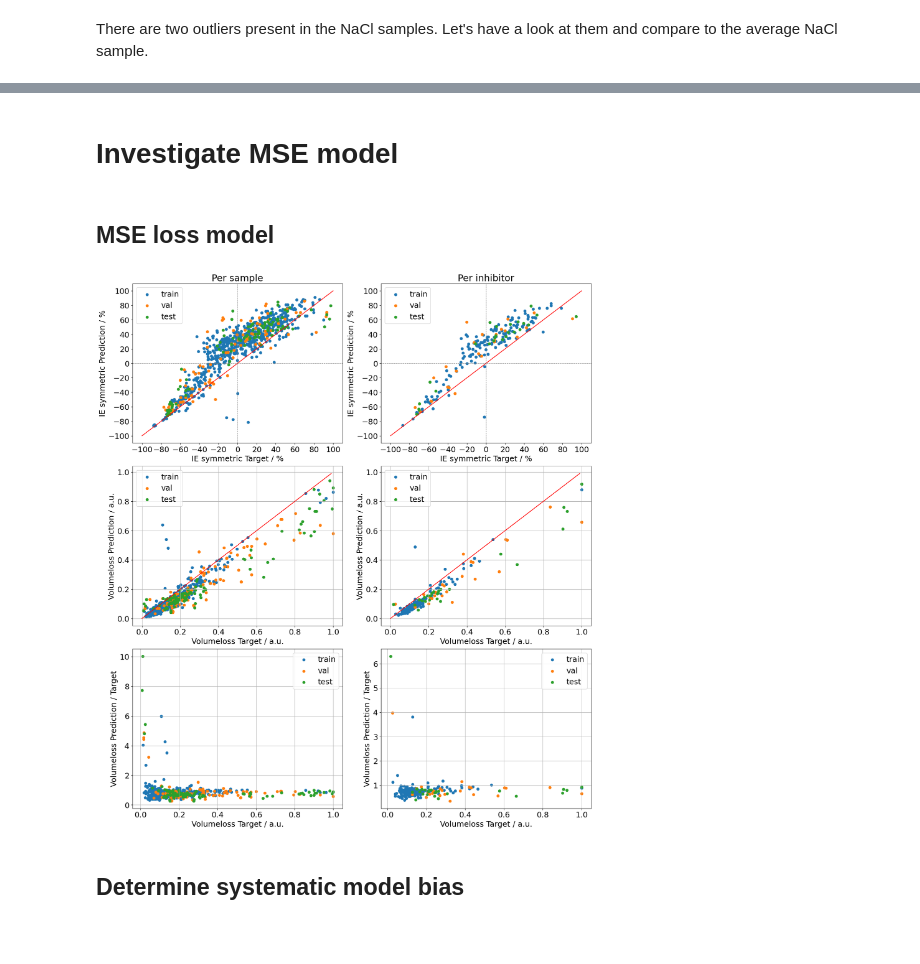
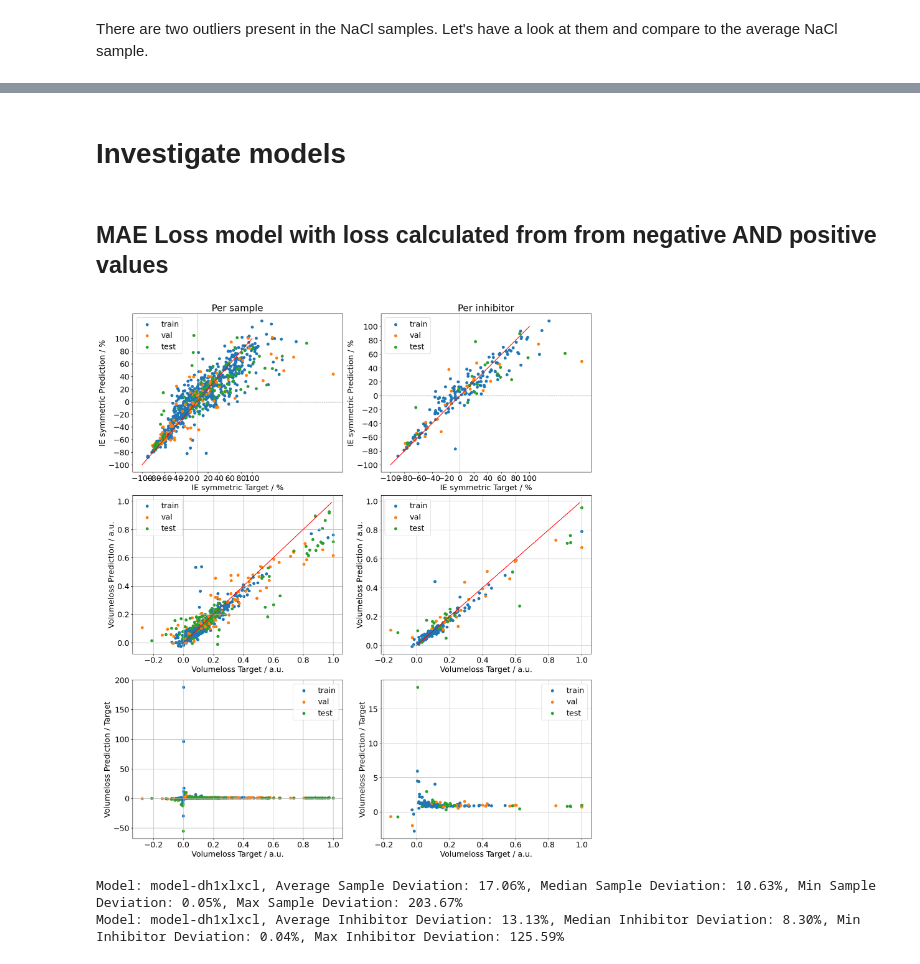
Before and after one commit to lars-dammann/ai2, a Jupyter notebook: results/result-analysis.ipynb, the cells around one changed output, grey strips where cells are left out. Drawn from its saved outputs; the diff is of its cells as text; code cells hidden in the pictures; blank space fills up the shorter version.

```diff
--- a/results/result-analysis.ipynb
+++ b/results/result-analysis.ipynb
@@ -172,0 +555,30 @@ NACL_VOLUMELOSS, nacl_df_no_outliers.target_volumeloss.std()
+# %%
+def calc_ie_symmetric(loss):
+    difference = NACL_VOLUMELOSS - loss
+
+    if difference >= 0.0:
+        return difference / NACL_VOLUMELOSS * 100
+    else:
+        return difference / loss * 100
+
+def calc_ie_symmetric_lower(loss):
+    difference = NACL_LOWER_VOLUMELOSS - loss
+
+    if difference >= 0.0:
+        return difference / NACL_LOWER_VOLUMELOSS * 100
+    else:
+        return difference / loss * 100
+# %%
+fig, ax = plt.subplots(figsize=(8, 6), constrained_layout=True)
+# Apply function to every entry in dataframe
+x = inhibitor_df.volumeloss.apply(calc_ie_symmetric)
+y = inhibitor_df.lower_volumeloss.apply(calc_ie_symmetric_lower)
+ax.scatter(x, y)
+
+ax.plot(np.arange(-100, 110, 10), np.arange(-100, 110, 10), color="r")
+ax.set_xlabel("IE symmetric / %")
+ax.set_ylabel("IE symmetric lower / %")
+# ax.set_xticks(np.arange(-100, 110, 20))
+# ax.set_yticks(np.arange(-100, 110, 20))
+ax.axhline(y=0, color='gray', linestyle='--', linewidth=0.8)
+ax.axvline(x=0, color='gray', linestyle='--', linewidth=0.8)
@@ -173,3 +634,3 @@ NACL_VOLUMELOSS, nacl_df_no_outliers.target_volumeloss.std()
 # %% [markdown]
-# Investigate MSE model
+# Investigate models
 # %%
@@ -266,5 +740,3 @@ def save_side_by_side(model, data_type):
         fig.colorbar(im2, cax=cax)
         plt.savefig(side_by_side_save_path / f.replace("npy", "png"), bbox_inches="tight")
         plt.close(fig)
-# %% [markdown]
-## MSE loss model
@@ -277,23 +794,37 @@ save_side_by_side(model, "train")
+# %% [markdown]
+## MAE Loss model with loss calculated from from negative AND positive values
 # %%
+## MSE loss model
+model = "model-dh1xlxcl"
+# save_side_by_side(model, "test")
+# save_side_by_side(model, "val")
+# save_side_by_side(model, "train")
 data_types = ["train", "val", "test"]
 results, inhibitor = create_result_df(model, data_types)
 
 fig, ax = plt.subplots(3, 2, figsize=(16, 18), constrained_layout=True)
 
 ax[0][0].set_title("Per sample")
 ax[0][1].set_title("Per inhibitor")
 
 plot_ie_symmetric(ax[0][0], results)
 plot_ie_symmetric(ax[0][1], inhibitor)
 
 plot_target_vs_prediction(ax[1][0], results)
 plot_target_vs_prediction(ax[1][1], inhibitor)
 
 plot_normalized_target_vs_prediction(ax[2][0], results)
 plot_normalized_target_vs_prediction(ax[2][1], inhibitor)
 
 plt.show()
+
+sample_score = calc_model_deviation(results)
+inhibitor_score = calc_model_deviation(inhibitor)
+print(f"Model: {model}, Average Sample Deviation: {sample_score[0]:.2f}%, Median Sample Deviation: {sample_score[1]:.2f}%, Min Sample Deviation: {sample_score[2]:.2f}%, Max Sample Deviation: {sample_score[3]:.2f}%")
+print(f"Model: {model}, Average Inhibitor Deviation: {inhibitor_score[0]:.2f}%, Median Inhibitor Deviation: {inhibitor_score[1]:.2f}%, Min Inhibitor Deviation: {inhibitor_score[2]:.2f}%, Max Inhibitor Deviation: {inhibitor_score[3]:.2f}%")
+
+# determine_systematic_bias(results, inhibitor)
 # %% [output]
-[figure, old version]
+[figure, new version]
+Model: model-dh1xlxcl, Average Sample Deviation: 17.06%, Median Sample Deviation: 10.63%, Min Sample Deviation: 0.05%, Max Sample Deviation: 203.67%
+Model: model-dh1xlxcl, Average Inhibitor Deviation: 13.13%, Median Inhibitor Deviation: 8.30%, Min Inhibitor Deviation: 0.04%, Max Inhibitor Deviation: 125.59%
-# %% [markdown]
-## Determine systematic model bias
```
Also changed, not shown: parts of 34 cells of this notebook.
